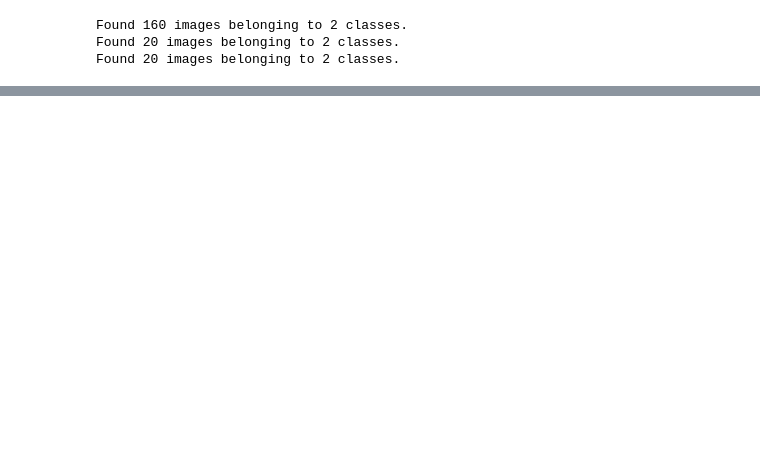
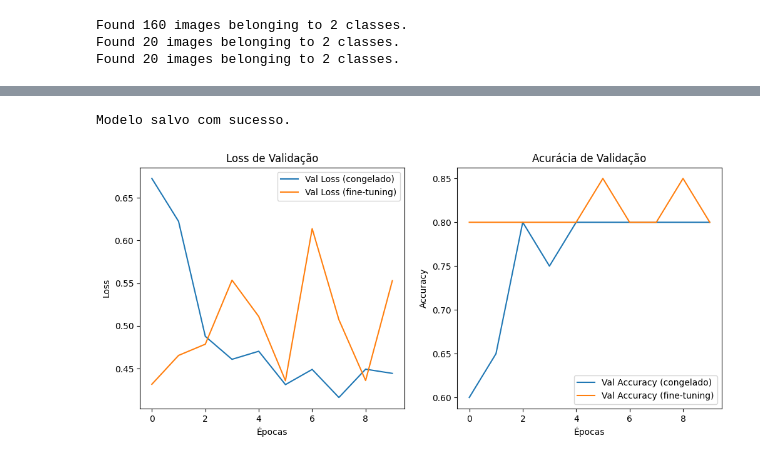
Before and after one commit to HuinaGabriela/Fast_CNN_Classifier_with_VGG16, a Jupyter notebook: Conheça_o_Colab.ipynb, the cells around one changed output, grey strips where cells are left out. Cells and saved outputs as stored; diff of their text form; code cells hidden in the pictures; blank space fills up the shorter version.

```diff
--- a/Conheça_o_Colab.ipynb
+++ b/Conheça_o_Colab.ipynb
@@ -327,0 +142,12 @@ os.listdir('/content/meu_projeto/classificador_de_imagens/dataset')
+# %%
+# Fine-Tuning
+
+# Fine-tuning das últimas camadas
+base_model.trainable = True
+for layer in base_model.layers[:-4]:
+    layer.trainable = False
+
+model.compile(optimizer=Adam(1e-5), loss='categorical_crossentropy', metrics=['accuracy'])
+
+print("### Fine-tuning das últimas camadas da VGG16 ###")
+history_fine = model.fit(train_generator, epochs=10, validation_data=val_generator)
@@ -327,0 +172,34 @@ os.listdir('/content/meu_projeto/classificador_de_imagens/dataset')
+# %%
+# Salvamento do Modelo
+
+model.save('vgg16_transfer_finetuned.keras')
+print("Modelo salvo com sucesso.")
+# %% [output]
+Modelo salvo com sucesso.
+# %%
+# Visualização dos Resultados
+
+def plot_training(h1, h2):
+    plt.figure(figsize=(12, 5))
+
+    plt.subplot(1, 2, 1)
+    plt.plot(h1.history['val_loss'], label='Val Loss (congelado)')
+    plt.plot(h2.history['val_loss'], label='Val Loss (fine-tuning)')
+    plt.title('Loss de Validação')
+    plt.xlabel('Épocas')
+    plt.ylabel('Loss')
+    plt.legend()
+
+    plt.subplot(1, 2, 2)
+    plt.plot(h1.history['val_accuracy'], label='Val Accuracy (congelado)')
+    plt.plot(h2.history['val_accuracy'], label='Val Accuracy (fine-tuning)')
+    plt.title('Acurácia de Validação')
+    plt.xlabel('Épocas')
+    plt.ylabel('Accuracy')
+    plt.legend()
+
+    plt.show()
+
+plot_training(history, history_fine)
+# %% [output]
+[figure, added]
```
Also changed, not shown: parts of 17 cells of this notebook.
